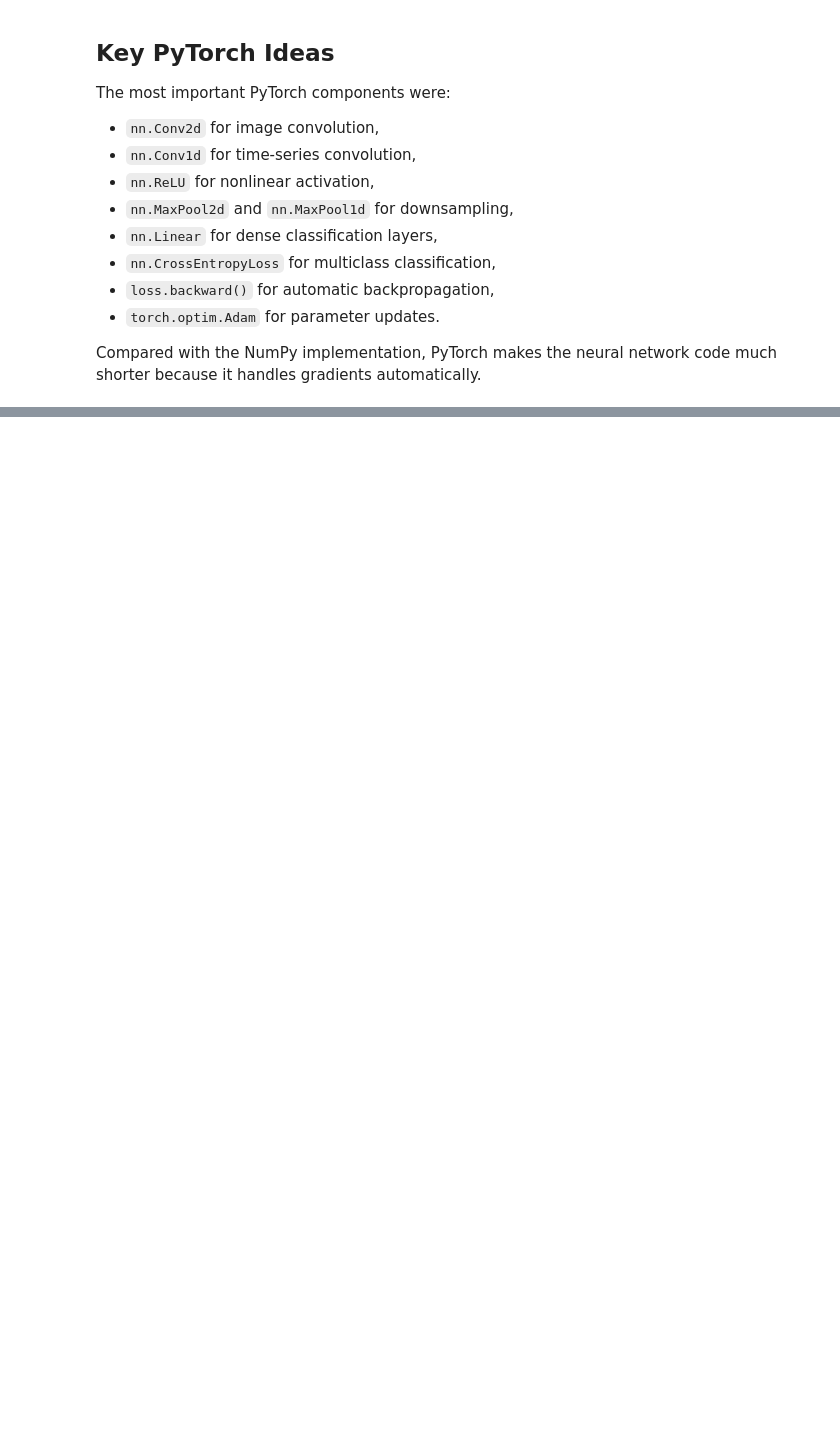
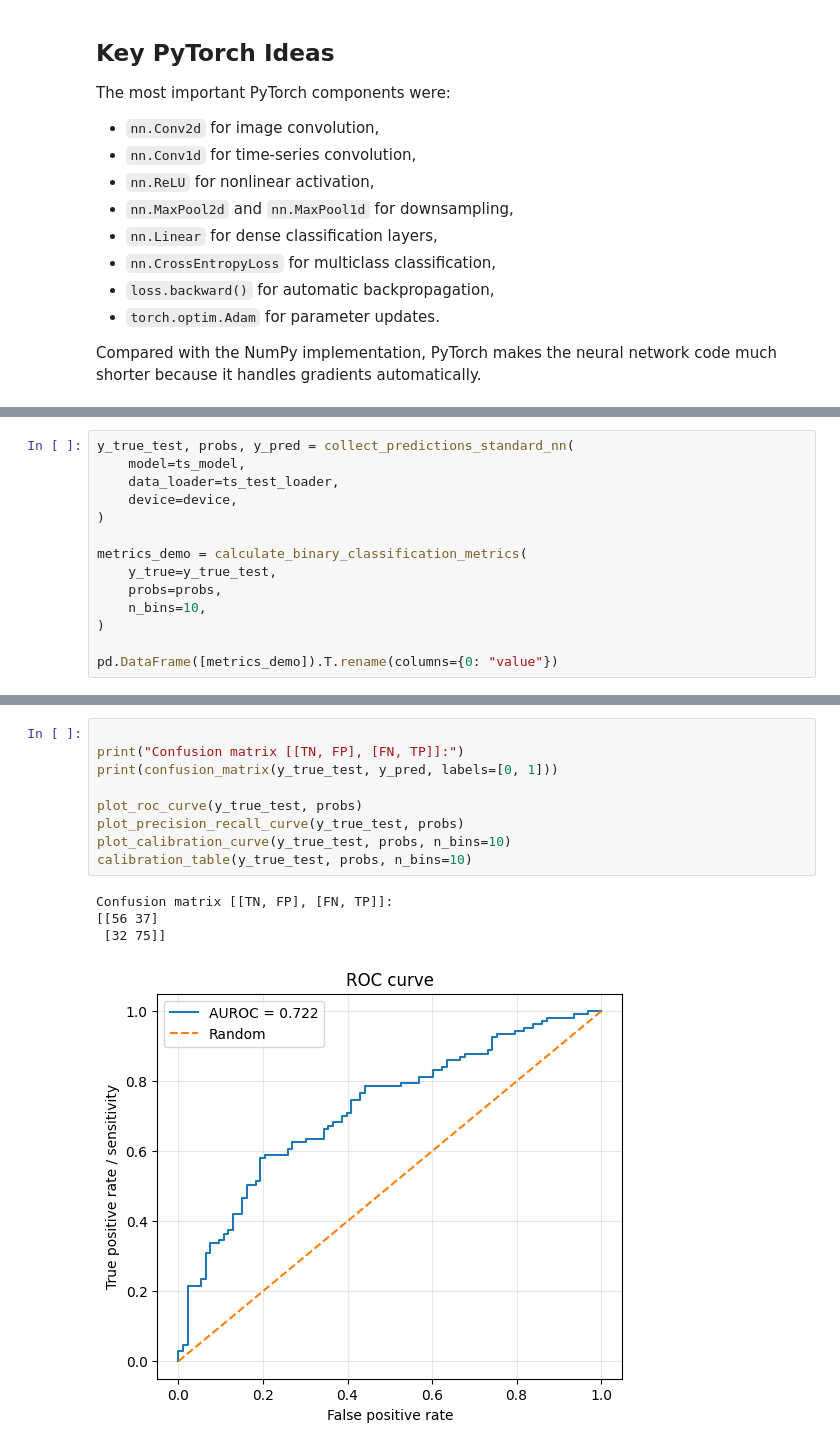
Before and after one commit to mjcolebank/Colebank_REU_2026, a Jupyter notebook: CNN/AVG_TEST_CNN_Example_Pytorch.ipynb, the cells around one changed output, grey strips where cells are left out. Cells and saved outputs as stored; diff of their text form; blank space fills up the shorter version.

```diff
--- a/CNN/AVG_TEST_CNN_Example_Pytorch.ipynb
+++ b/CNN/AVG_TEST_CNN_Example_Pytorch.ipynb
@@ -873,0 +1370,14 @@ Compared with the NumPy implementation, PyTorch makes the neural network code mu
+# %%
+y_true_test, probs, y_pred = collect_predictions_standard_nn(
+    model=ts_model,
+    data_loader=ts_test_loader,
+    device=device,
+)
+
+metrics_demo = calculate_binary_classification_metrics(
+    y_true=y_true_test,
+    probs=probs,
+    n_bins=10,
+)
+
+pd.DataFrame([metrics_demo]).T.rename(columns={0: "value"})
@@ -873,0 +1400,14 @@ Compared with the NumPy implementation, PyTorch makes the neural network code mu
+# %%
+
+print("Confusion matrix [[TN, FP], [FN, TP]]:")
+print(confusion_matrix(y_true_test, y_pred, labels=[0, 1]))
+
+plot_roc_curve(y_true_test, probs)
+plot_precision_recall_curve(y_true_test, probs)
+plot_calibration_curve(y_true_test, probs, n_bins=10)
+calibration_table(y_true_test, probs, n_bins=10)
+# %% [output]
+Confusion matrix [[TN, FP], [FN, TP]]:
+[[56 37]
+ [32 75]]
+[figure, added]
```
Also changed, not shown: parts of 46 cells of this notebook.
